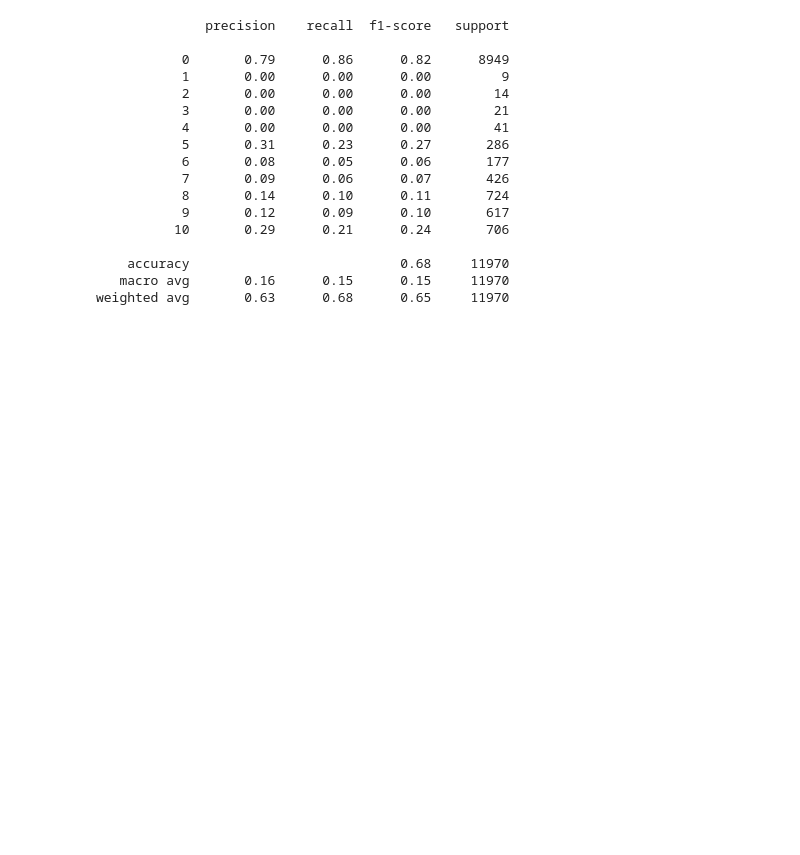
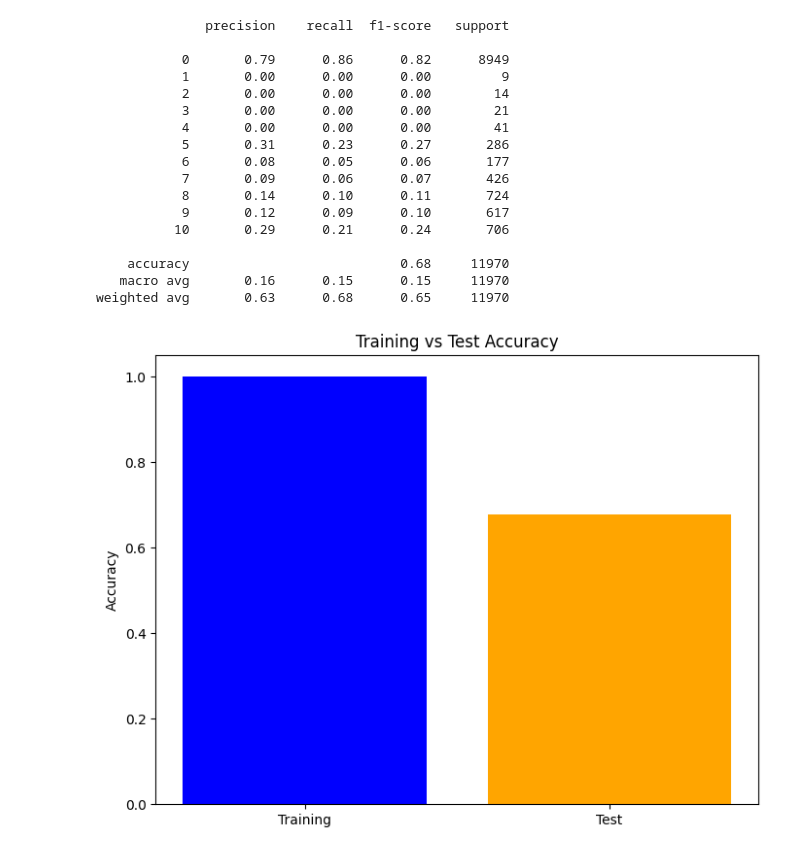
Before and after one commit to neupanerabin/College_Project, a Jupyter notebook: Collaborative Filtering/Collaborative_without_Library.ipynb, the cells around one changed output. Drawn from its saved outputs; the diff is of its cells as text; code cells hidden in the pictures; blank space fills up the shorter version.

```diff
--- a/Collaborative Filtering/Collaborative_without_Library.ipynb
+++ b/Collaborative Filtering/Collaborative_without_Library.ipynb
@@ -535,3 +535,20 @@ print(classification_report(y_test, y_pred))
     accuracy                           0.68     11970
    macro avg       0.16      0.15      0.15     11970
 weighted avg       0.63      0.68      0.65     11970
+# %%
+from sklearn.metrics import accuracy_score
+
+# Calculate training accuracy
+train_accuracy = accuracy_score(y_train, dtree.predict(X_train))
+
+# Calculate test accuracy
+test_accuracy = accuracy_score(y_test, y_pred)
+
+# Plotting
+plt.figure(figsize=(8, 6))
+plt.bar(['Training', 'Test'], [train_accuracy, test_accuracy], color=['blue', 'orange'])
+plt.title('Training vs Test Accuracy')
+plt.ylabel('Accuracy')
+plt.show()
+# %% [output]
+[figure, added]
```
Also changed, not shown: parts of 1 cell of this notebook, 4 other files.
